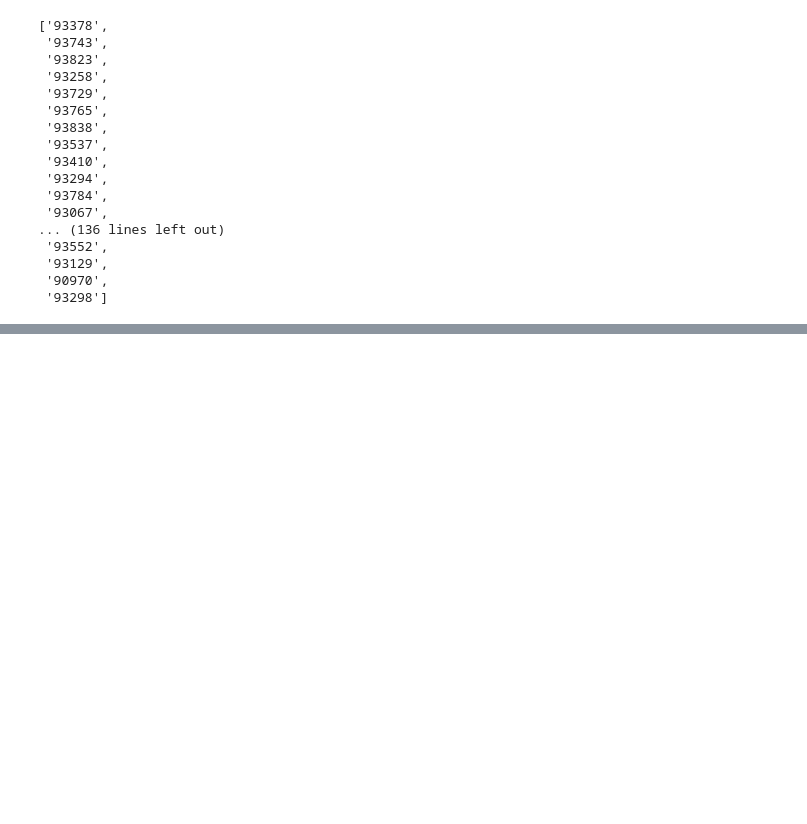
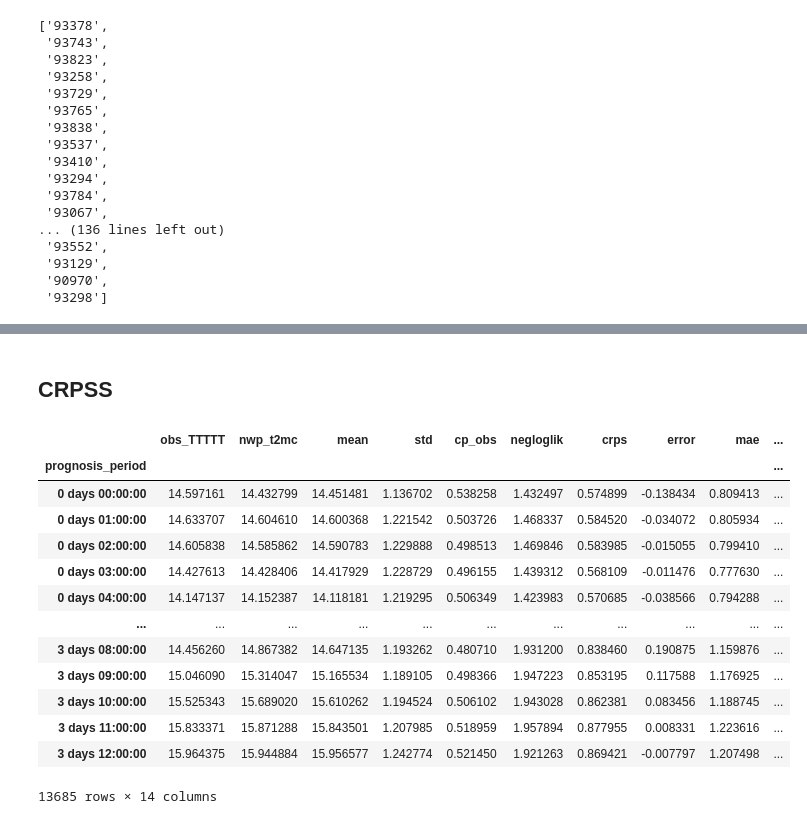
Before and after one commit to MetServiceDev/verif-data, a Jupyter notebook: app/app_dev.ipynb, the cells around one changed output, grey strips where cells are left out. Cells and saved outputs as stored; diff of their text form; code cells hidden in the pictures; blank space fills up the shorter version.

```diff
--- a/app/app_dev.ipynb
+++ b/app/app_dev.ipynb
@@ -89,0 +152,22 @@ NameError: name 'pd' is not defined
+# %%
+predictand = 'TTTTT'
+nwp_var='t2mc'
+year='2022'
+data_path = '/home/benv/data/verification'
+model='DRN2_ARWECMWFcld_single_nz4km' #'ePD' #
+# %%
+for file in glob.glob(f'{data_path}/{year}/{model}/{predictand}/*.nc'):
+    print(f'{file[:-3]}')
+    station_id = f'{file[-8:-3]}'
+    ds = xr.open_dataset(file)
+
+    if 'p_obs' not in ds.data_vars:
+        ds['p_obs'] = xr.DataArray(norm.pdf(ds[f'obs_{predictand}'], ds['mean'], ds['std']),
+                                   dims=('basetime', 'prognosis_period'))
+
+    p_obs_bins = count_lead_time_prob_bins(ds, 'p_obs')
+    cp_obs_bins = count_lead_time_prob_bins(ds, 'cp_obs')
+
+    (p_obs_bins.join(cp_obs_bins, how='outer')
+        .assign(stationId = station_id)
+        .to_parquet(f'{file[:-3]}_prob_bins.parquet'))
@@ -89,0 +324,2 @@ NameError: name 'pd' is not defined
+# %% [markdown]
+## CRPSS
@@ -89,0 +335,17 @@ NameError: name 'pd' is not defined
+# %%
+model_leadtimes
+# %% [output]
+|  | obs_TTTTT | nwp_t2mc | mean | std | cp_obs | negloglik | crps | error | mae | ... |
+| prognosis_period |  |  |  |  |  |  |  |  |  | ... |
+| 0 days 00:00:00 | 14.597161 | 14.432799 | 14.451481 | 1.136702 | 0.538258 | 1.432497 | 0.574899 | -0.138434 | 0.809413 | ... |
+| 0 days 01:00:00 | 14.633707 | 14.604610 | 14.600368 | 1.221542 | 0.503726 | 1.468337 | 0.584520 | -0.034072 | 0.805934 | ... |
+| 0 days 02:00:00 | 14.605838 | 14.585862 | 14.590783 | 1.229888 | 0.498513 | 1.469846 | 0.583985 | -0.015055 | 0.799410 | ... |
+| 0 days 03:00:00 | 14.427613 | 14.428406 | 14.417929 | 1.228729 | 0.496155 | 1.439312 | 0.568109 | -0.011476 | 0.777630 | ... |
+| 0 days 04:00:00 | 14.147137 | 14.152387 | 14.118181 | 1.219295 | 0.506349 | 1.423983 | 0.570685 | -0.038566 | 0.794288 | ... |
+| ... | ... | ... | ... | ... | ... | ... | ... | ... | ... | ... |
+| 3 days 08:00:00 | 14.456260 | 14.867382 | 14.647135 | 1.193262 | 0.480710 | 1.931200 | 0.838460 | 0.190875 | 1.159876 | ... |
+| 3 days 09:00:00 | 15.046090 | 15.314047 | 15.165534 | 1.189105 | 0.498366 | 1.947223 | 0.853195 | 0.117588 | 1.176925 | ... |
+| 3 days 10:00:00 | 15.525343 | 15.689020 | 15.610262 | 1.194524 | 0.506102 | 1.943028 | 0.862381 | 0.083456 | 1.188745 | ... |
+| 3 days 11:00:00 | 15.833371 | 15.871288 | 15.843501 | 1.207985 | 0.518959 | 1.957894 | 0.877955 | 0.008331 | 1.223616 | ... |
+| 3 days 12:00:00 | 15.964375 | 15.944884 | 15.956577 | 1.242774 | 0.521450 | 1.921263 | 0.869421 | -0.007797 | 1.207498 | ... |
+13685 rows × 14 columns
```
Also changed, not shown: parts of 26 cells of this notebook, 4 other files.
